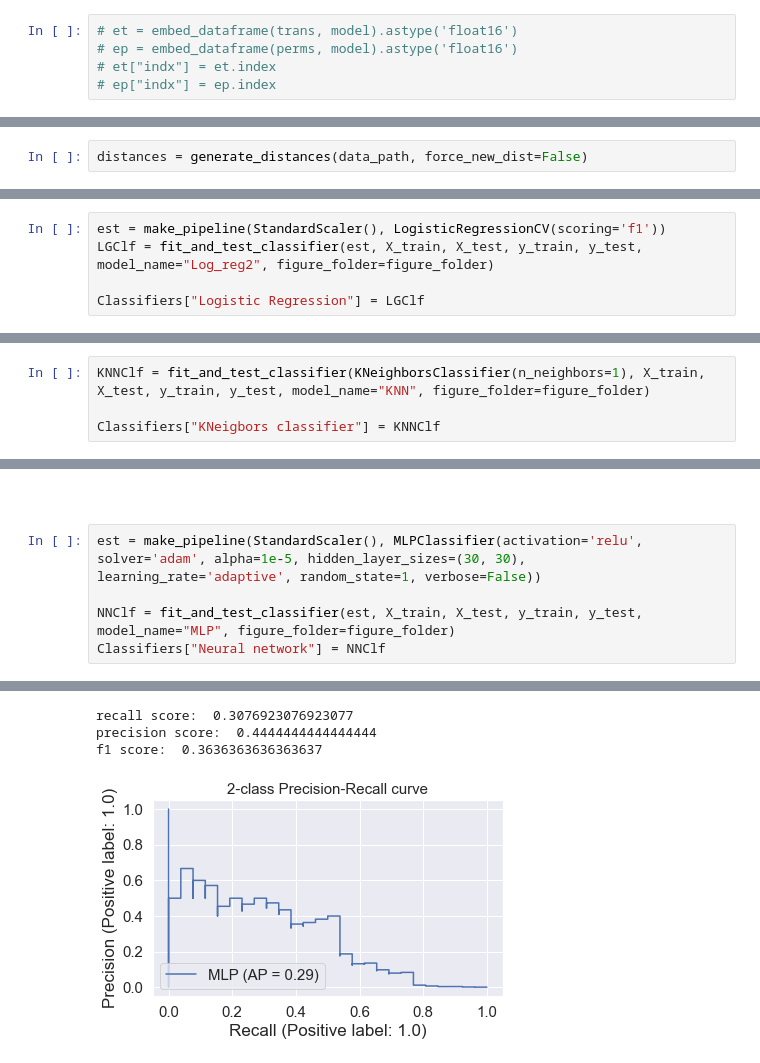
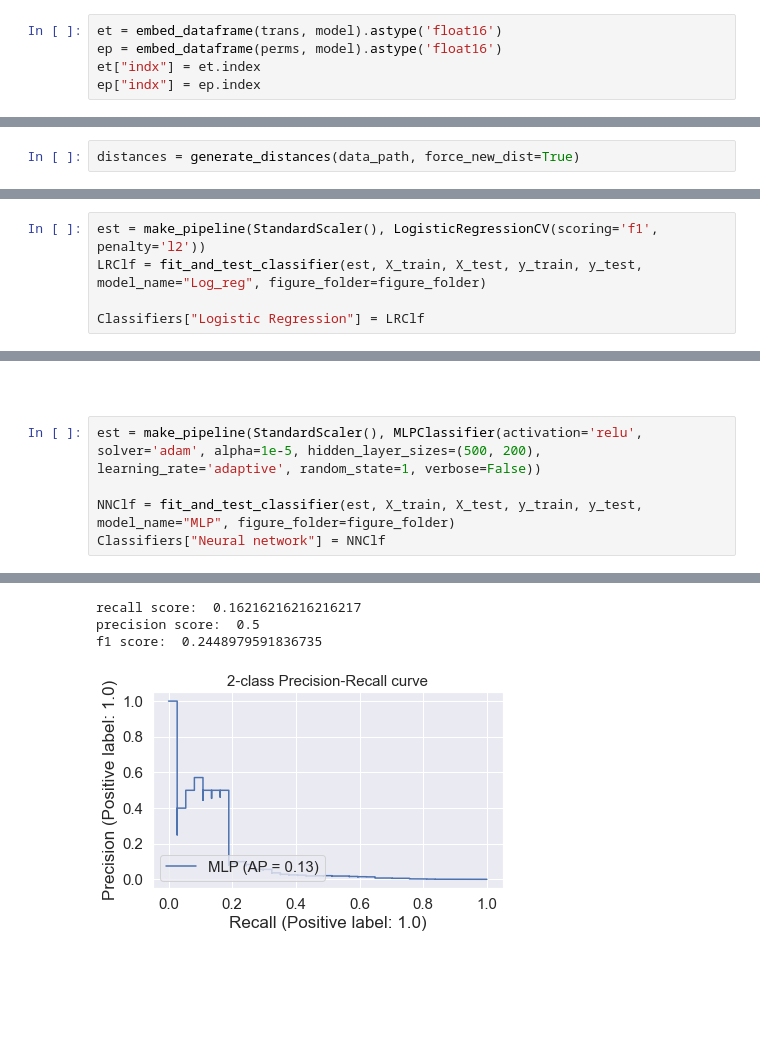
Before and after one commit to Basvdbrink1998/Entry-linking-in-18th-century-VOC-slave-archives, a Jupyter notebook: Annotation/Embedding.ipynb, the cells around one changed output, grey strips where cells are left out. Cells and saved outputs as stored; diff of their text form; blank space fills up the shorter version.

Commit message:
Documented pipeline

```diff
--- a/Annotation/Embedding.ipynb
+++ b/Annotation/Embedding.ipynb
@@ -148,10 +130,10 @@ print(len(model.wv.vocab))
 Loaded model
 134216
 # %%
-# et = embed_dataframe(trans, model).astype('float16')
-# ep = embed_dataframe(perms, model).astype('float16')
-# et["indx"] = et.index
-# ep["indx"] = ep.index
+et = embed_dataframe(trans, model).astype('float16')
+ep = embed_dataframe(perms, model).astype('float16')
+et["indx"] = et.index
+ep["indx"] = ep.index
 # %%
 # et
 # %%
@@ -189,5 +171,5 @@ def generate_distances(data_path, force_new_dist=False):
         distances.to_csv(data_path)
     return distances
 # %%
-distances = generate_distances(data_path, force_new_dist=False)
+distances = generate_distances(data_path, force_new_dist=True)
 # %% [output]
@@ -228,6 +210,6 @@ X_train.shape
 # %%
-est = make_pipeline(StandardScaler(), LogisticRegressionCV(scoring='f1'))
-LGClf = fit_and_test_classifier(est, X_train, X_test, y_train, y_test, model_name="Log_reg2", figure_folder=figure_folder)
+est = make_pipeline(StandardScaler(), LogisticRegressionCV(scoring='f1', penalty='l2'))
+LRClf = fit_and_test_classifier(est, X_train, X_test, y_train, y_test, model_name="Log_reg", figure_folder=figure_folder)
 
-Classifiers["Logistic Regression"] = LGClf
+Classifiers["Logistic Regression"] = LRClf
 # %% [output]
@@ -256,4 +220,0 @@ f1 score:  0.0
-# %%
-KNNClf = fit_and_test_classifier(KNeighborsClassifier(n_neighbors=1), X_train, X_test, y_train, y_test, model_name="KNN", figure_folder=figure_folder)
-
-Classifiers["KNeigbors classifier"] = KNNClf
@@ -266,7 +221,7 @@ f1 score:  0.13333333333333333
 # %% [markdown]
 ##
 # %%
-est = make_pipeline(StandardScaler(), MLPClassifier(activation='relu', solver='adam', alpha=1e-5, hidden_layer_sizes=(30, 30), learning_rate='adaptive', random_state=1, verbose=False))
+est = make_pipeline(StandardScaler(), MLPClassifier(activation='relu', solver='adam', alpha=1e-5, hidden_layer_sizes=(500, 200), learning_rate='adaptive', random_state=1, verbose=False))
 
 NNClf = fit_and_test_classifier(est, X_train, X_test, y_train, y_test, model_name="MLP", figure_folder=figure_folder)
 Classifiers["Neural network"] = NNClf
@@ -275,7 +230,7 @@ Classifiers["Neural network"] = NNClf
-recall score:  0.3076923076923077
-precision score:  0.4444444444444444
-f1 score:  0.3636363636363637
+recall score:  0.16216216216216217
+precision score:  0.5
+f1 score:  0.2448979591836735
-[figure, old version]
+[figure, new version]
 # %%
 for name in Classifiers:
     model = Classifiers[name]
```
Also changed, not shown: parts of 10 cells of this notebook, 7 other files.
